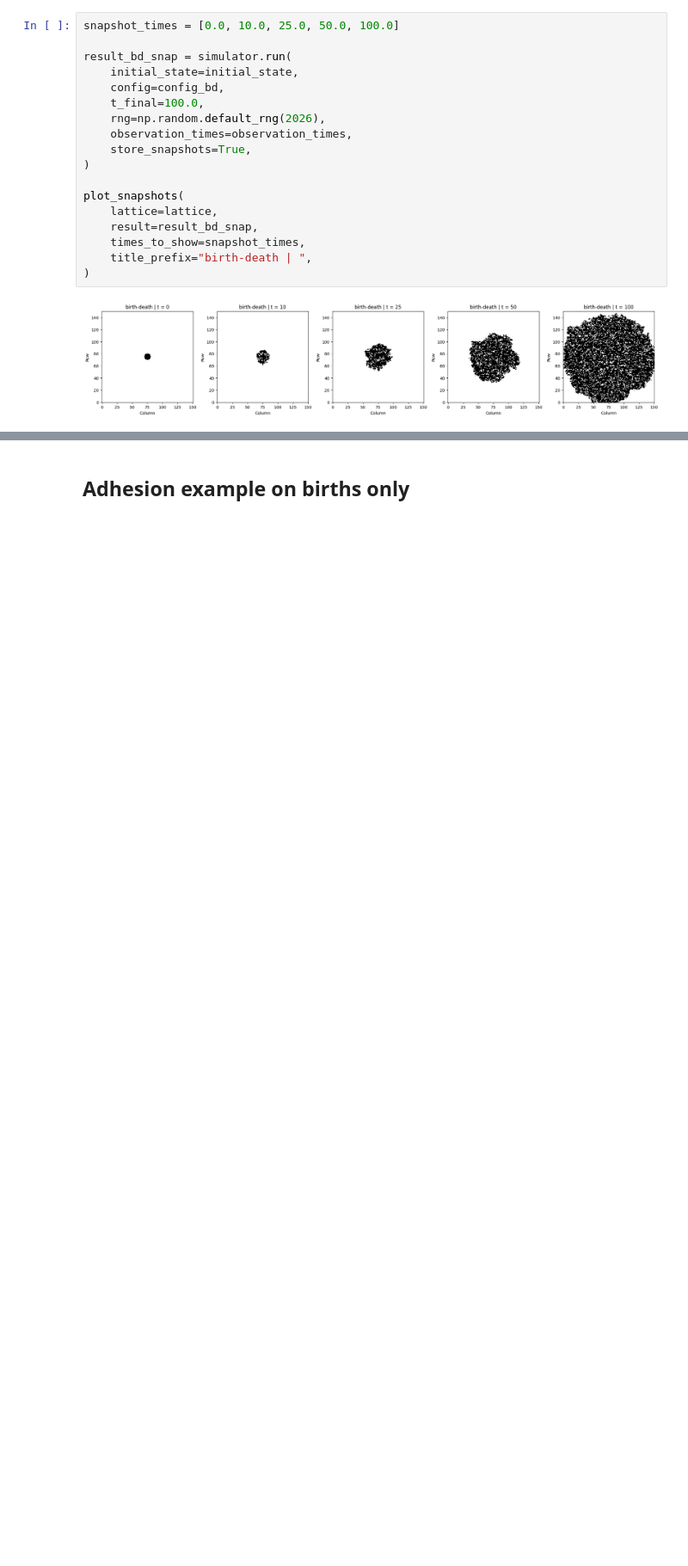
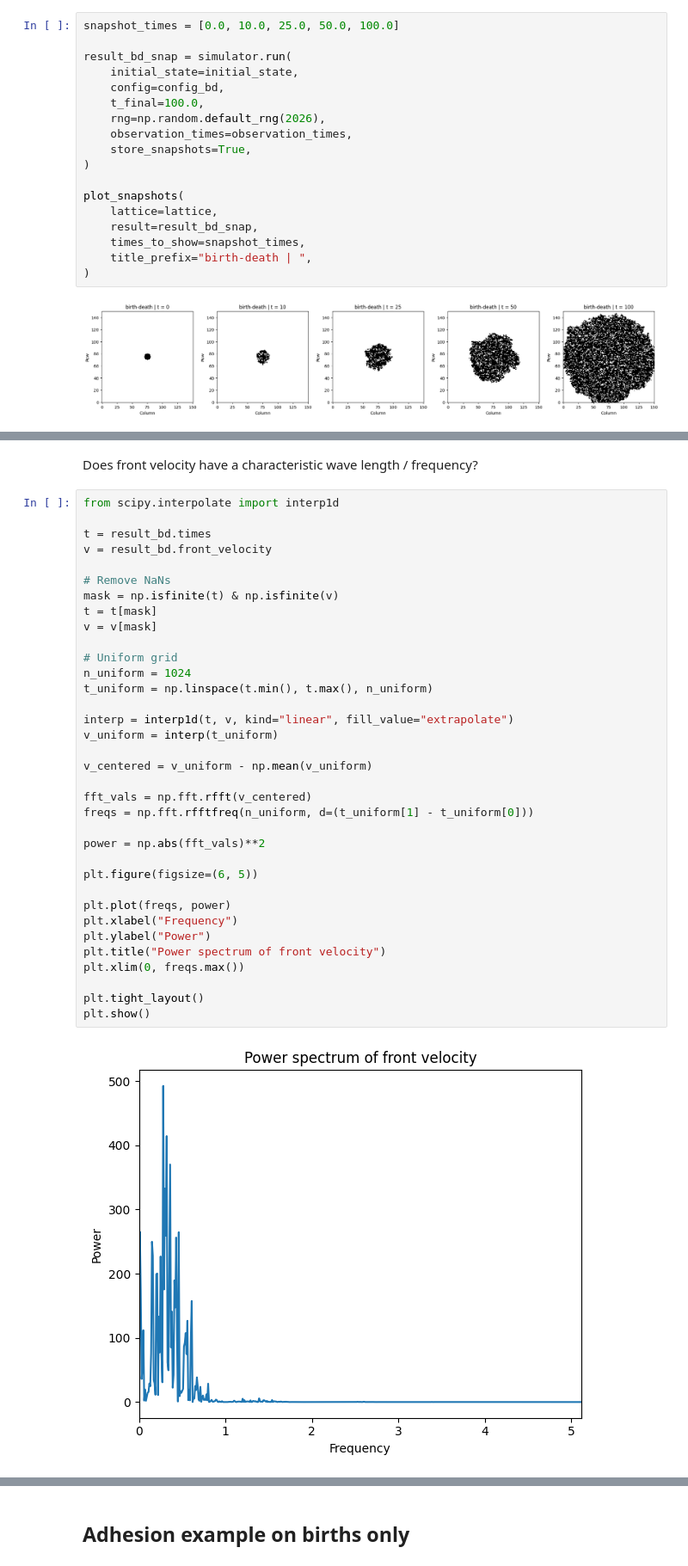
Before and after one commit to JeroFotinos/proliferating_matter, a Jupyter notebook: src/exp5--first_post-refactor_sim.ipynb, the cells around one changed output, grey strips where cells are left out. Shown at 86% size. Cells and saved outputs as stored; diff of their text form; blank space fills up the shorter version.

```diff
--- a/src/exp5--first_post-refactor_sim.ipynb
+++ b/src/exp5--first_post-refactor_sim.ipynb
@@ -387,0 +438,39 @@ To do:
+# %% [markdown]
+Does front velocity have a characteristic wave length / frequency?
+# %%
+from scipy.interpolate import interp1d
+
+t = result_bd.times
+v = result_bd.front_velocity
+
+# Remove NaNs
+mask = np.isfinite(t) & np.isfinite(v)
+t = t[mask]
+v = v[mask]
+
+# Uniform grid
+n_uniform = 1024
+t_uniform = np.linspace(t.min(), t.max(), n_uniform)
+
+interp = interp1d(t, v, kind="linear", fill_value="extrapolate")
+v_uniform = interp(t_uniform)
+
+v_centered = v_uniform - np.mean(v_uniform)
+
+fft_vals = np.fft.rfft(v_centered)
+freqs = np.fft.rfftfreq(n_uniform, d=(t_uniform[1] - t_uniform[0]))
+
+power = np.abs(fft_vals)**2
+
+plt.figure(figsize=(6, 5))
+
+plt.plot(freqs, power)
+plt.xlabel("Frequency")
+plt.ylabel("Power")
+plt.title("Power spectrum of front velocity")
+plt.xlim(0, freqs.max())
+
+plt.tight_layout()
+plt.show()
+# %% [output]
+[figure, added]
```
Also changed, not shown: parts of 12 cells of this notebook.
